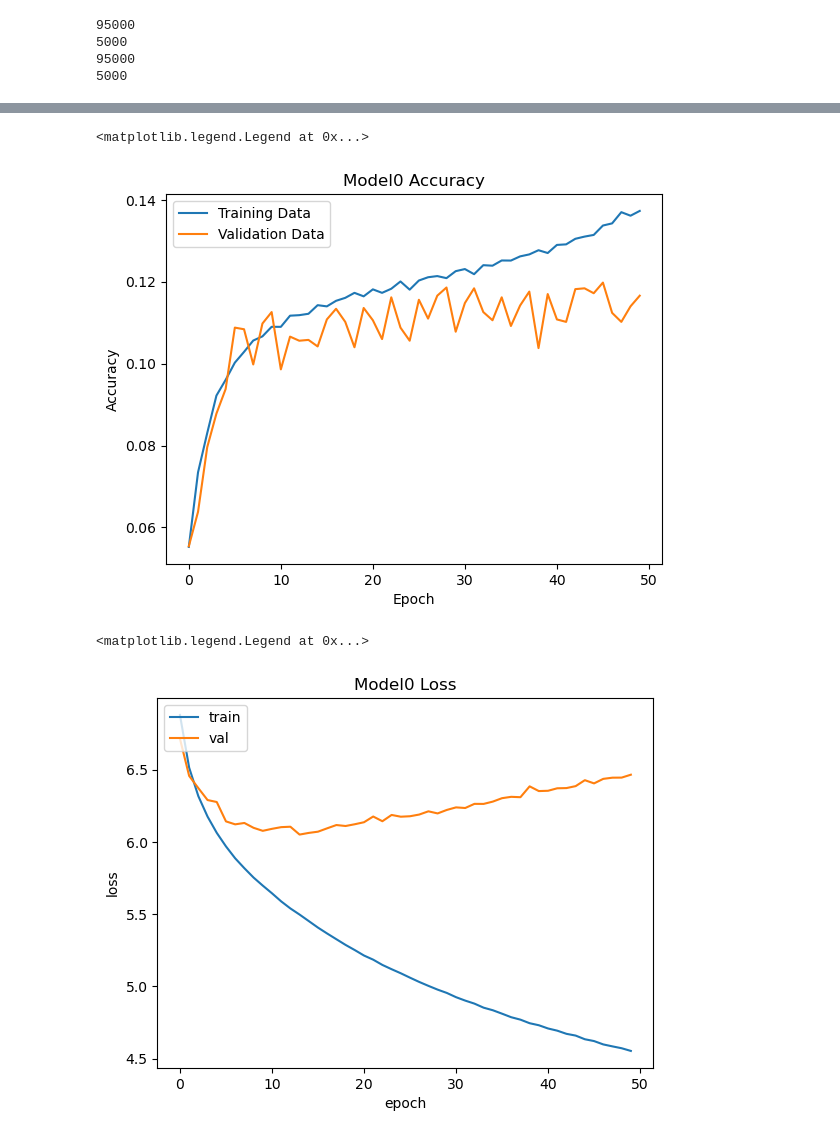
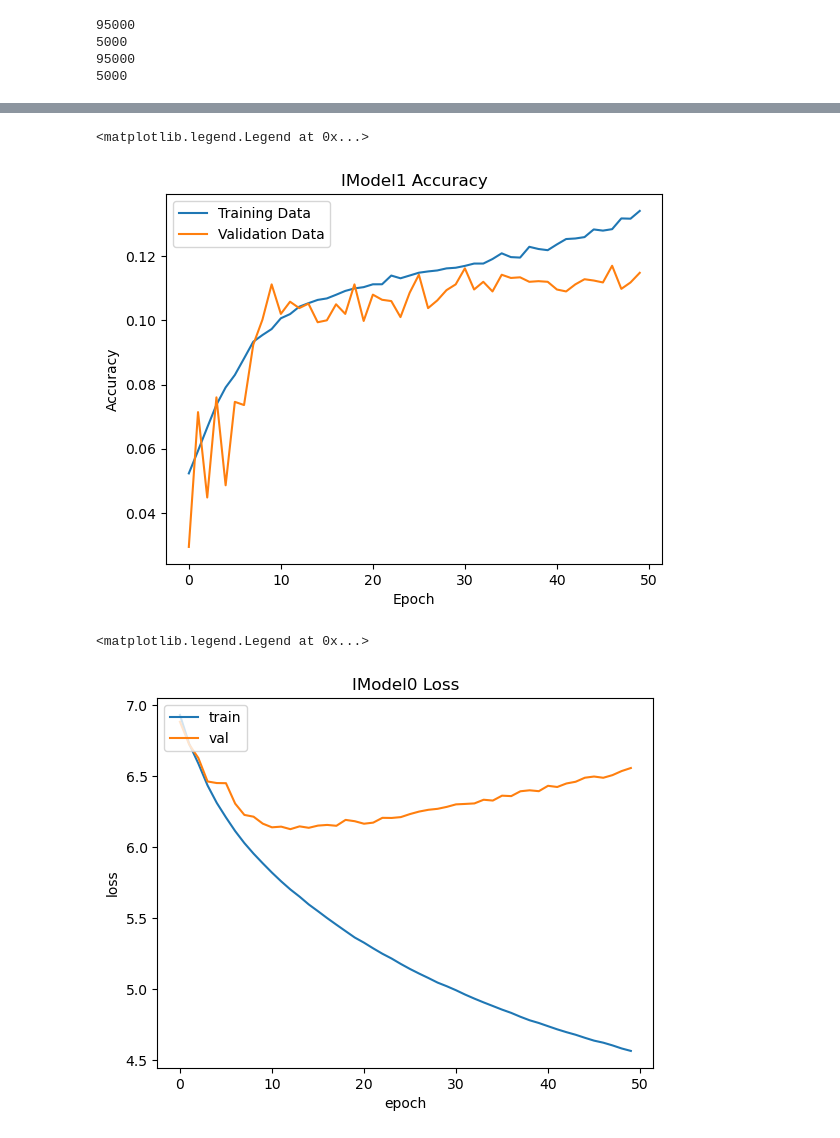
Before and after one commit to Punat02/TextGenerator, a Jupyter notebook: IntTrainModel.ipynb, the cells around one changed output, grey strips where cells are left out. Saved outputs shown, nothing was run; the diff lists cells and outputs as text; code cells hidden in the pictures.

Commit message:
Int Model Code

```diff
--- a/IntTrainModel.ipynb
+++ b/IntTrainModel.ipynb
@@ -82,24 +83,24 @@ pickle.dump(history, open("Models/Model0/history.p", "wb"))
 # %%
 # Get Model stats
 # model = load_model('Model0/Model_100000.h5')
-history = pickle.load(open("IModels/IModel0/history.p", "rb"))
+history = pickle.load(open("IModels/IModel1/history.p", "rb"))
 
 plt.plot(history['accuracy'])
 plt.plot(history['val_accuracy'])
-plt.title('IModel0 Accuracy')
+plt.title('IModel1 Accuracy')
 plt.ylabel('Accuracy')
 plt.xlabel('Epoch')
 plt.legend(['Training Data', 'Validation Data'], loc='upper left')
 # %% [output]
 <matplotlib.legend.Legend at 0x...>
-[figure, old version]
+[figure, new version]
 # %%
 plt.plot(history['loss'])
 plt.plot(history['val_loss'])
-plt.title('Model0 Loss')
+plt.title('IModel0 Loss')
 plt.ylabel('loss')
 plt.xlabel('epoch')
 plt.legend(['train', 'val'], loc='upper left')
 # %% [output]
 <matplotlib.legend.Legend at 0x...>
-[figure, old version]
+[figure, new version]
```
Also changed, not shown: parts of 4 cells of this notebook, 3 other files.
